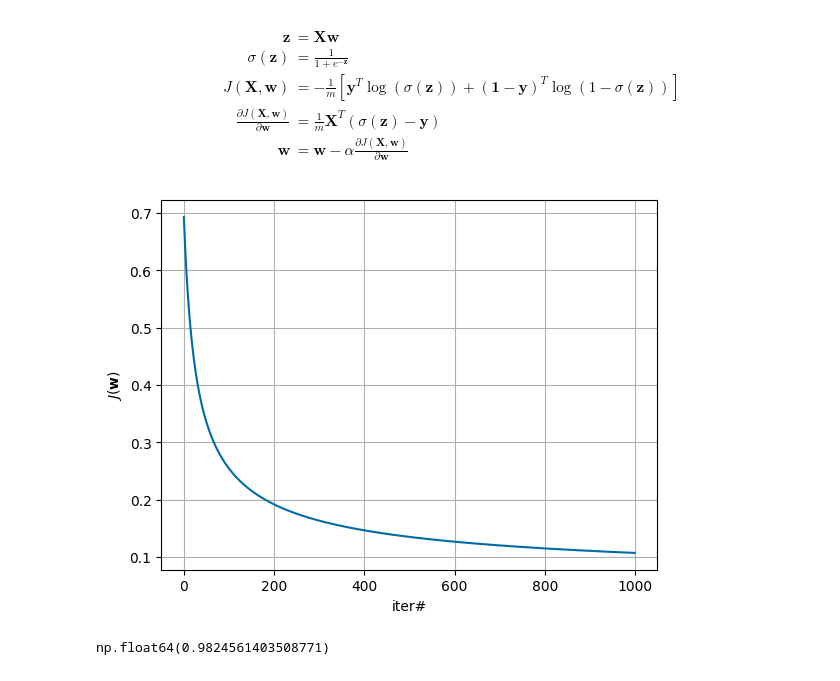
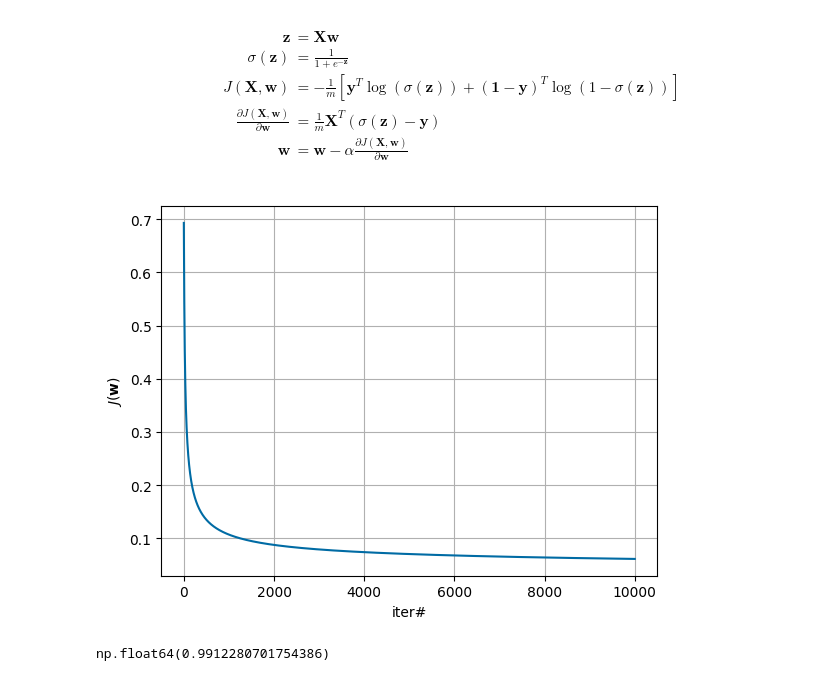
Before and after one commit to mtanviruzzaman/ml-logistic-regression, a Jupyter notebook: logreg_scratch.ipynb, the cells around one changed output. Cells and saved outputs as stored; diff of their text form; code cells hidden in the pictures.

```diff
--- a/logreg_scratch.ipynb
+++ b/logreg_scratch.ipynb
@@ -17,6 +17,7 @@ def normalize(X):
     return (X - X.mean(axis=0)) / X.std(axis=0)
 
 def sigmoid(z):
+    z = np.clip(z, -500, 500)
     return 1/(1 + np.exp(-z))
 
 def score(y_pred, y):
@@ -57,29 +58,41 @@ y_train = y_train.reshape(-1,1)
     \sigma(\mathbf{z}) &= \frac{1}{1 + e^{-\mathbf{z}}}\\
     J(\mathbf{X}, \mathbf{w}) &= -\frac{1}{m} \left[ \mathbf{y}^T \log(\sigma(\mathbf{z})) + \left(\mathbf{1}-\mathbf{y}\right)^T\log(1-\sigma(\mathbf{z})) \right] \\
     \frac{\partial J(\mathbf{X}, \mathbf{w})}{\partial \mathbf{w}} &= \frac{1}{m} \mathbf{X}^T (\sigma(\mathbf{z}) - \mathbf{y})\\
-    \mathbf{w} &= \mathbf{w} - \alpha\frac{\partial J(\mathbf{X}, \mathbf{w})}{\partial \mathbf{w}}
+    \mathbf{w} &= \mathbf{w} - \alpha\frac{\partial J(\mathbf{X}, \mathbf{w})}{\partial \mathbf{w}} \\
 \end{align*}
 # %%
-J_history = []
-alpha = 0.01
-w = np.zeros((n, 1))
-num_iter = 1_000
-for _ in range(num_iter):
-    z = X_train @ w
-    s = sigmoid(z)
-    w -= alpha * (1/m) * (X_train.T @ (s - y_train))
-    J = (-1/m) * (y_train.T @ np.log(s) + (1 - y_train).T @ np.log(1-s))
-    J_history.append(J.item())
+def logistic_regression(X, y, num_iter=10_000, alpha=0.01, lambda_=0.75, penalty=None):
+    m = X.shape[0]
+    J_history = []
+    w = np.zeros((n, 1))
+    for _ in range(num_iter):
+        z = X @ w
+        s = sigmoid(z)
+        match penalty:
+            case None:
+                w -= alpha * (1/m) * (X.T @ (s - y))
+                J = (-1/m) * (y.T @ np.log(s) + (1 - y).T @ np.log(1-s))
+            case "l2":
+                w = (1 - alpha * lambda_ / m)*w - alpha * (1/m) * (X.T @ (s - y))
+                J = (-1/m) * (y.T @ np.log(s) + (1 - y).T @ np.log(1-s))
+            case "l1":
+                w -= (alpha * lambda_/m * np.sign(w) + alpha * (1/m) * (X.T @ (s - y)))
+                J = (-1/m) * (y.T @ np.log(s) + (1 - y).T @ np.log(1-s)) + (1/m) * lambda_ * np.linalg.norm(w, 1)
+            case _:
+                raise ValueError(f"penalty `{penalty}` is invalid")
+        J_history.append(J.item())
+    return w, J_history
 # %%
+w, J_history = logistic_regression(X_train, y_train)
+
 plt.plot(J_history)
 plt.xlabel("iter#")
 plt.ylabel(r"$J(\mathbf{w})$")
 plt.grid()
 plt.show()
+
+y_pred = predict(X_test, w)
+score(y_pred, y_test)
 # %% [output]
-[figure, old version]
+[figure, new version]
+np.float64(0.9912280701754386)
-# %%
-y_pred = predict(X_test, w)
-score(y_pred, y_test)
-# %% [output]
-np.float64(0.9824561403508771)
```
Also changed, not shown: parts of 2 cells of this notebook.
